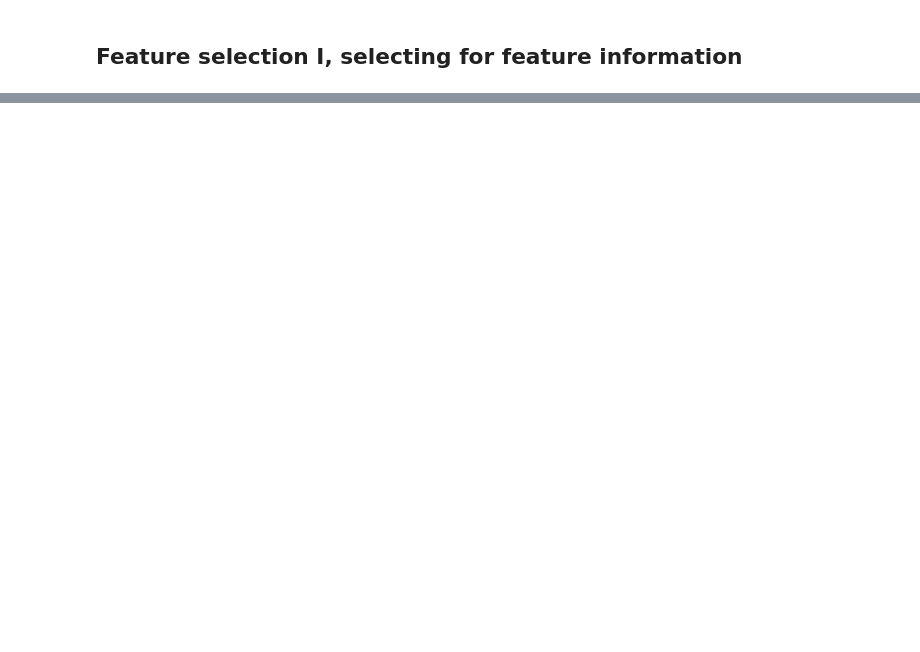
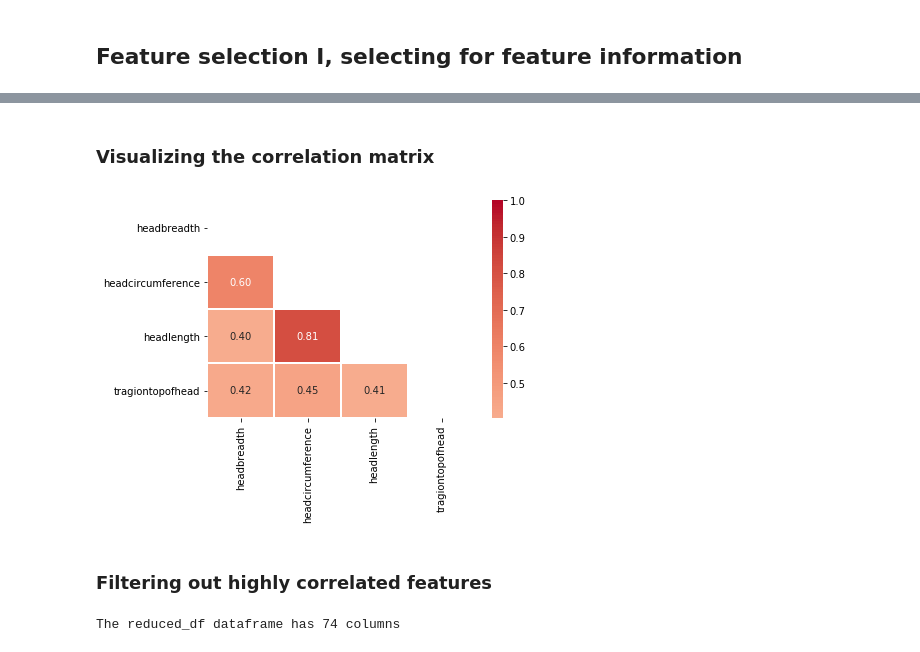
Before and after one commit to iDataist/Dimensionality-Reduction-in-Python, a Jupyter notebook: Dimensionality_Reduction_in_Python.ipynb, the cells around one changed output, grey strips where cells are left out. Saved outputs shown, nothing was run; the diff lists cells and outputs as text; code cells hidden in the pictures; blank space fills up the shorter version.

```diff
--- a/Dimensionality_Reduction_in_Python.ipynb
+++ b/Dimensionality_Reduction_in_Python.ipynb
@@ -141,0 +283,34 @@ sns.scatterplot(x="x", y="y", hue='Gender', data=df)
+# %% [markdown]
+### Visualizing the correlation matrix
+# %%
+df = ansur_df[['headbreadth', 'headcircumference', 'headlength', 'tragiontopofhead']]
+# Create the correlation matrix
+corr = df.corr()
+
+# Generate a mask for the upper triangle
+mask = np.triu(np.ones_like(corr, dtype=bool))
+
+# Add the mask to the heatmap
+sns.heatmap(corr, cmap = 'coolwarm', mask=mask, center=0, linewidths=1, annot=True, fmt=".2f")
+plt.show()
+# %% [output]
+[figure, added]
+# %% [markdown]
+### Filtering out highly correlated features
+# %%
+# Calculate the correlation matrix and take the absolute value
+corr_matrix = ansur_df.corr().abs()
+
+# Create a True/False mask and apply it
+mask = np.triu(np.ones_like(corr_matrix, dtype=bool))
+tri_df = corr_matrix.mask(mask)
+
+# List column names of highly correlated features (r > 0.95)
+to_drop = [c for c in tri_df.columns if any(tri_df[c] > 0.95)]
+
+# Drop the features in the to_drop list
+reduced_df = ansur_df.drop(to_drop, axis=1)
+
+print("The reduced_df dataframe has {} columns".format(reduced_df.shape[1]))
+# %% [output]
+The reduced_df dataframe has 74 columns
```
Also changed, not shown: parts of 90 cells of this notebook.
